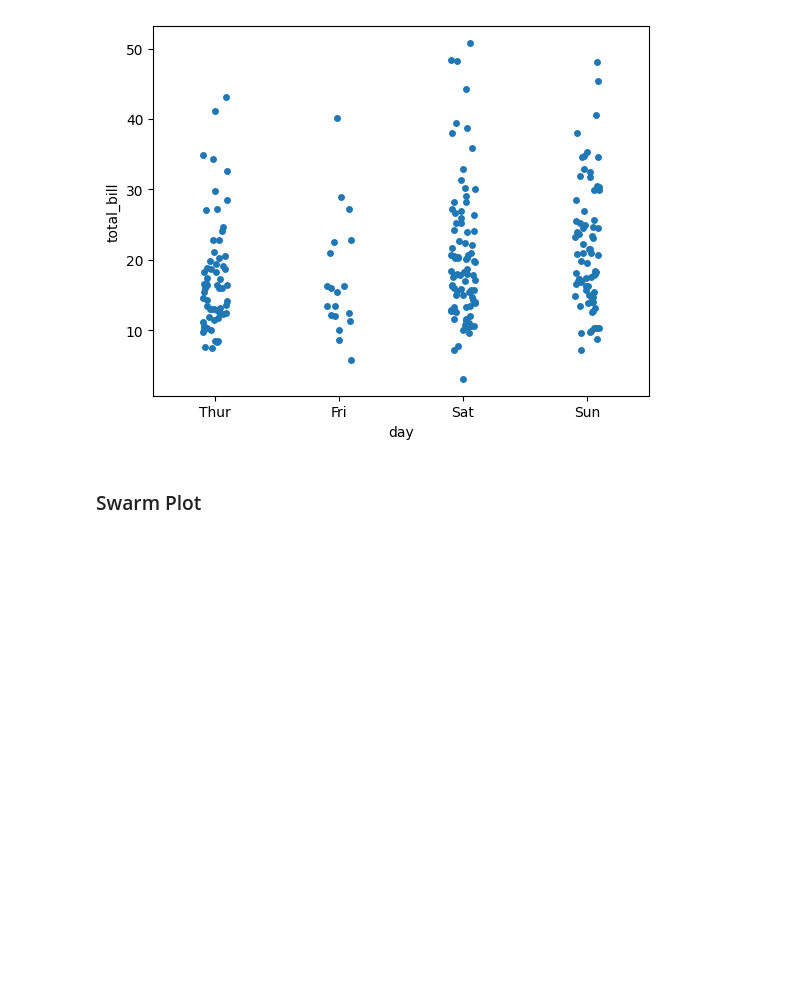
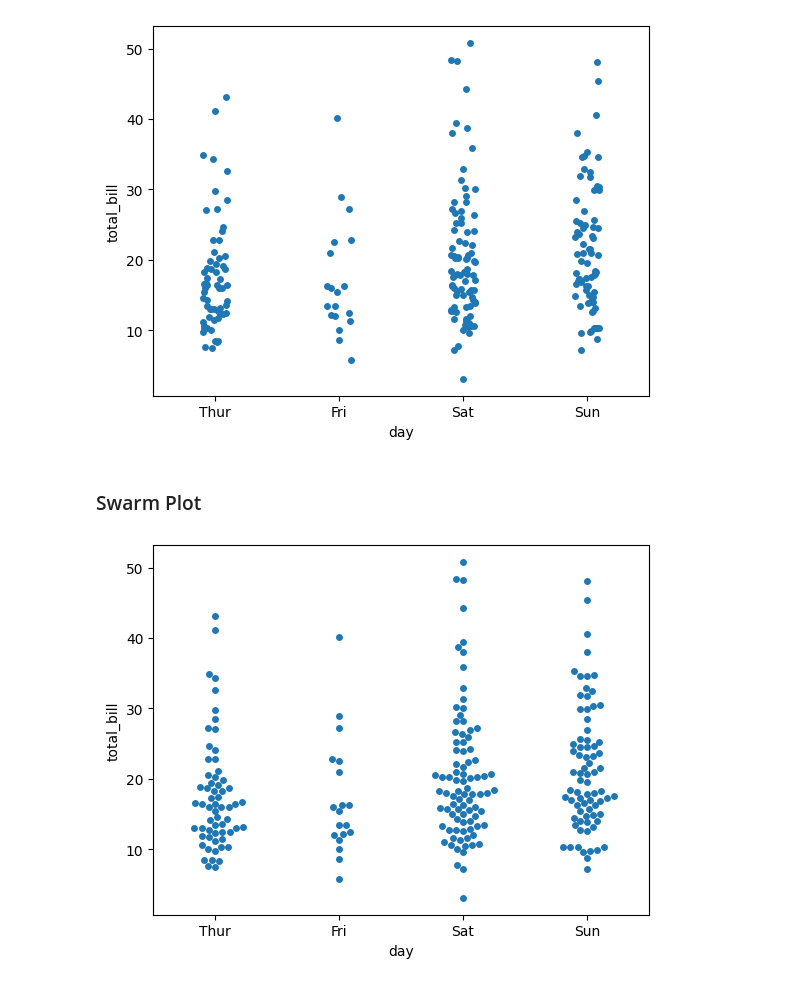
Before and after one commit to ZippoAI/Python-Data-Visualization, a Jupyter notebook: 2.Seaborn/5.CategoricalPlot.ipynb, the cells around one changed output. Saved outputs shown, nothing was run; the diff lists cells and outputs as text; code cells hidden in the pictures; blank space fills up the shorter version.

Commit message:
categorical plots done

```diff
--- a/2.Seaborn/5.CategoricalPlot.ipynb
+++ b/2.Seaborn/5.CategoricalPlot.ipynb
@@ -195,3 +195,8 @@ plt.show()
 [figure]
 # %% [markdown]
 ### Swarm Plot
+# %%
+sns.swarmplot(x= 'day', y='total_bill', data=df)
+plt.show()
+# %% [output]
+[figure, added]
```
Also changed, not shown: parts of 2 cells of this notebook.
